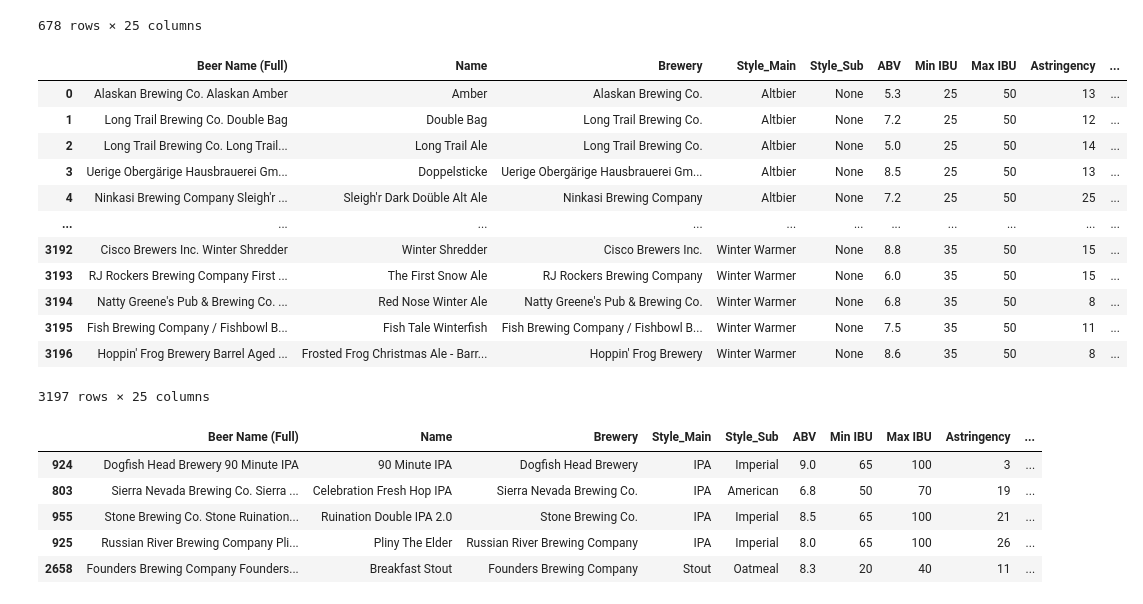
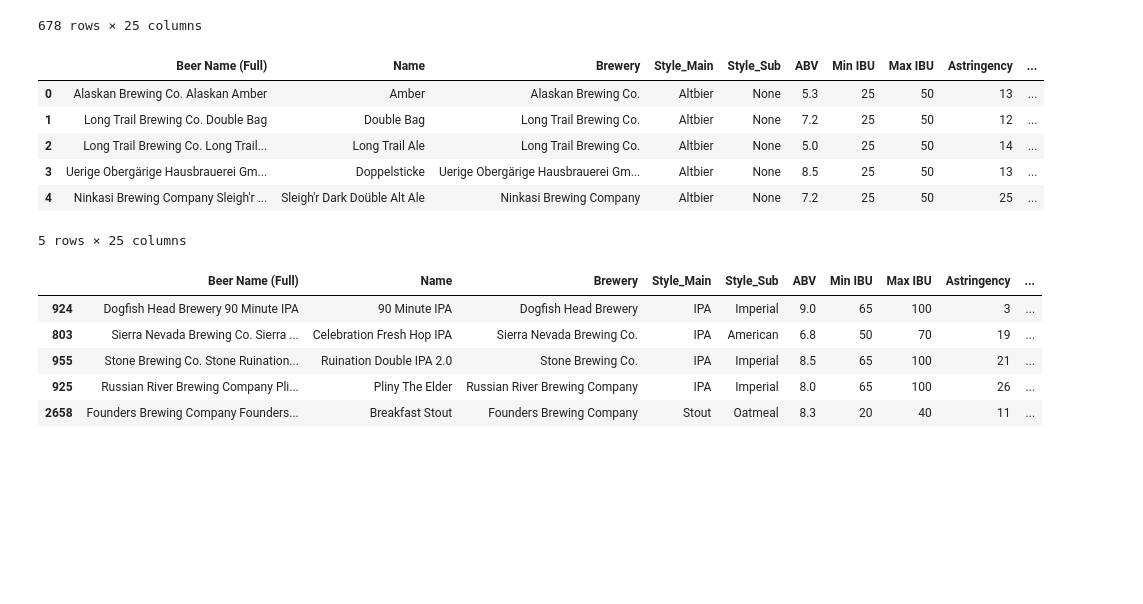
Before and after one commit to andrewjmack/DU-Project-1, a Jupyter notebook: beer_EDA_cleanup.ipynb, the cells around one changed output. Saved outputs shown, nothing was run; the diff lists cells and outputs as text; code cells hidden in the pictures; blank space fills up the shorter version.

```diff
--- a/beer_EDA_cleanup.ipynb
+++ b/beer_EDA_cleanup.ipynb
@@ -212,25 +219,19 @@ reordered_df.loc[reordered_df.isna().any(axis=1)]
 | 3196 | Hoppin' Frog Brewery Barrel Aged ... | Frosted Frog Christmas Ale - Barr... | Hoppin' Frog Brewery | Winter Warmer | NaN | 8.6 | 35 | 50 | 8 | ... |
 678 rows × 25 columns
 # %%
-# continue with replacing NaN values in main clean dataframe
+# continue with replacing NaN values in main clean dataframe with "None"
 clean_df = reordered_df.fillna('None').copy()
 
 #preview clean dataframe
-clean_df
+clean_df.head()
 # %% [output]
 |  | Beer Name (Full) | Name | Brewery | Style_Main | Style_Sub | ABV | Min IBU | Max IBU | Astringency | ... |
 | 0 | Alaskan Brewing Co. Alaskan Amber | Amber | Alaskan Brewing Co. | Altbier | None | 5.3 | 25 | 50 | 13 | ... |
 | 1 | Long Trail Brewing Co. Double Bag | Double Bag | Long Trail Brewing Co. | Altbier | None | 7.2 | 25 | 50 | 12 | ... |
 | 2 | Long Trail Brewing Co. Long Trail... | Long Trail Ale | Long Trail Brewing Co. | Altbier | None | 5.0 | 25 | 50 | 14 | ... |
 | 3 | Uerige Obergärige Hausbrauerei Gm... | Doppelsticke | Uerige Obergärige Hausbrauerei Gm... | Altbier | None | 8.5 | 25 | 50 | 13 | ... |
 | 4 | Ninkasi Brewing Company Sleigh'r ... | Sleigh'r Dark Doüble Alt Ale | Ninkasi Brewing Company | Altbier | None | 7.2 | 25 | 50 | 25 | ... |
-| ... | ... | ... | ... | ... | ... | ... | ... | ... | ... | ... |
-| 3192 | Cisco Brewers Inc. Winter Shredder | Winter Shredder | Cisco Brewers Inc. | Winter Warmer | None | 8.8 | 35 | 50 | 15 | ... |
-| 3193 | RJ Rockers Brewing Company First ... | The First Snow Ale | RJ Rockers Brewing Company | Winter Warmer | None | 6.0 | 35 | 50 | 15 | ... |
-| 3194 | Natty Greene's Pub & Brewing Co. ... | Red Nose Winter Ale | Natty Greene's Pub & Brewing Co. | Winter Warmer | None | 6.8 | 35 | 50 | 8 | ... |
-| 3195 | Fish Brewing Company / Fishbowl B... | Fish Tale Winterfish | Fish Brewing Company / Fishbowl B... | Winter Warmer | None | 7.5 | 35 | 50 | 11 | ... |
-| 3196 | Hoppin' Frog Brewery Barrel Aged ... | Frosted Frog Christmas Ale - Barr... | Hoppin' Frog Brewery | Winter Warmer | None | 8.6 | 35 | 50 | 8 | ... |
-3197 rows × 25 columns
+5 rows × 25 columns
 # %%
 # Preview beers with greatest number of reviews
 # beer_name['number_of_reviews'].sort_values(ascending=False).head()
```
Also changed, not shown: parts of 12 cells of this notebook.
